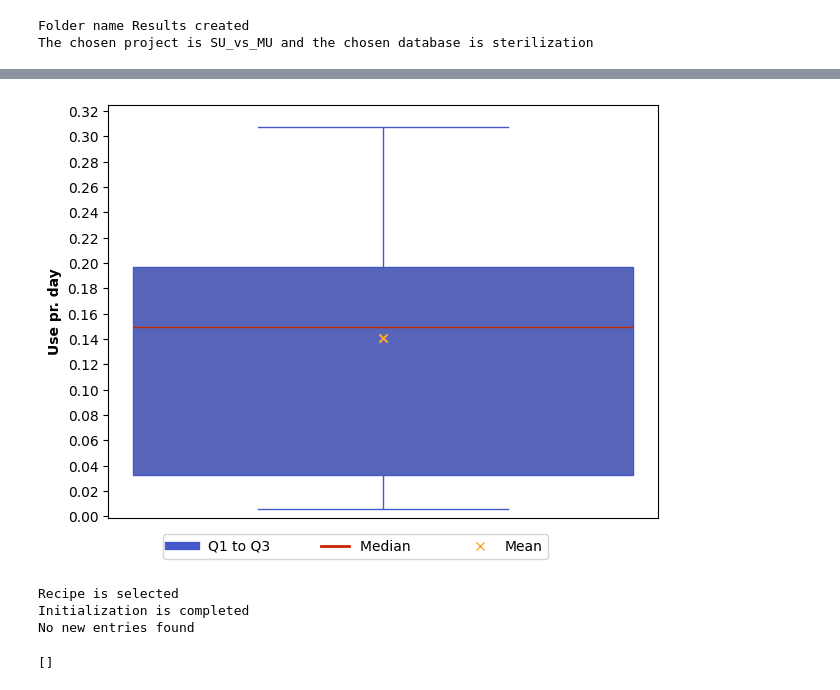
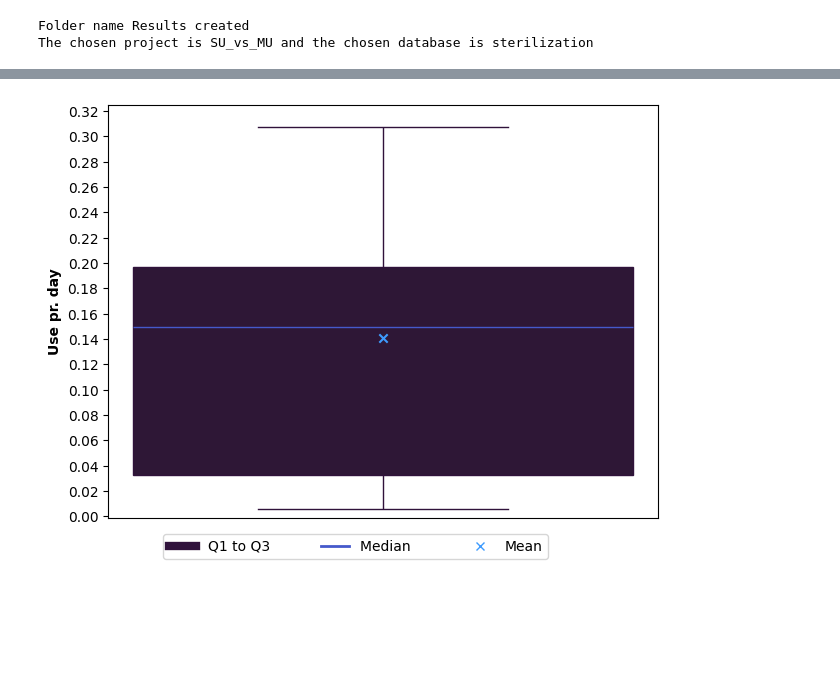
Before and after one commit to RuneWF/Single-use-vs-multi-use-in-health-care, a Jupyter notebook: Brighway/Ofir/Ofir.ipynb, the cells around one changed output, grey strips where cells are left out. Saved outputs shown, nothing was run; the diff lists cells and outputs as text; code cells hidden in the pictures; blank space fills up the shorter version.

```diff
--- a/Brighway/Ofir/Ofir.ipynb
+++ b/Brighway/Ofir/Ofir.ipynb
@@ -25,7 +25,7 @@ importlib.reload(bp)
 <module 'box_plot' from 'C:\\Users\\ruw\\Desktop\\RA\\Single-use-vs-multi-use-in-health-care\\Brighway\\Libaries\\box_plot.py'>
 # %%
 # Specifying if it is CONSQ (consequential) or APOS
-db_type = 'CONSQ'
+db_type = 'APOS'
 
 # Specifying the LCIA method
 lcia_method = 'recipe'
@@ -178,75 +186,18 @@ lp.break_even_graph(df_stacked, inputs, amount_of_uses)
 # %%
-c0 = 1
-c1 = 9
-c2 = 7
+color_Q1_Q3 = 0
+color_median = 1
+color_mean = 2
 plot_label = 'Use pr. day'
 save_name = 'alu_container'
 leg_size = 0.7
 y_min = 0
 y_max = 0.32
 ystep = 0.02
 
 path_box_plot = r"C:\Users\ruw\Desktop\RA\Single-use-vs-multi-use-in-health-care\Single-use-vs-multi-use-in-health-care\Data\container.xlsx"
 
-plot_structure = [c0, c1, c2, plot_label, save_name, leg_size, y_min, y_max, ystep]
+plot_structure = [color_Q1_Q3, color_median, color_mean, plot_label, save_name, leg_size, y_min, y_max, ystep]
 
 bp.box_plot(path_box_plot, inputs, plot_structure)
 # %% [output]
-[figure, old version]
+[figure, new version]
-# %%
-import os
-functional_unit, process, impact_category, plot_x_axis_all = lc.LCA_initialization(database_project, database_name, flows, lcia_method, db_type)
-
-
-# Ensure impact categories is a list
-impact_categories = list(impact_category) if isinstance(impact_category, tuple) else impact_category
-
-
-# Loop through each impact category and flow
-
-unique_process_index = []
-uniquie_process = []
-
-for f in flows:
-    # Find matches in functional units and calculate LCA
-    for func_dict in functional_unit:
-        for FU_key, FU_item in func_dict.items():
-            if f in FU_key:
-                for proc in FU_item.keys():
-                    if f'{proc}' not in unique_process_index:
-                        unique_process_index.append(f'{proc}')
-                        uniquie_process.append(proc)
-
-unique_process_index.sort()
-
-uniquie_process_dct = {}
-
-for upi in unique_process_index:
-    for proc in uniquie_process:
-        if upi == f'{proc}':
-            uniquie_process_dct[proc] = 1
-
-# Check if file exists
-if os.path.isfile(file_name_unique): # https://stackoverflow.com/questions/82831/how-do-i-check-whether-a-file-exists-without-exceptions
-    # Import LCIA results
-    df_unique = lc.import_LCIA_results(file_name_unique, unique_process_index, impact_category)
-
-    # Get and sort index
-    df_unq_idx = sorted(df_unique.index)
-
-    # Find new indices
-    new_idx = [idx for i, idx in enumerate(df_unq_idx) if idx != unique_process_index[i]]
-
-    # Output results
-    if new_idx:
-        for idx in new_idx:
-            print(f'{idx} does not exist in the unique process')
-    else:
-        print('No new entries found')
-
-new_idx
-# %% [output]
-Recipe is selected
-Initialization is completed
-No new entries found
-[]
```
Also changed, not shown: parts of 9 cells of this notebook.
